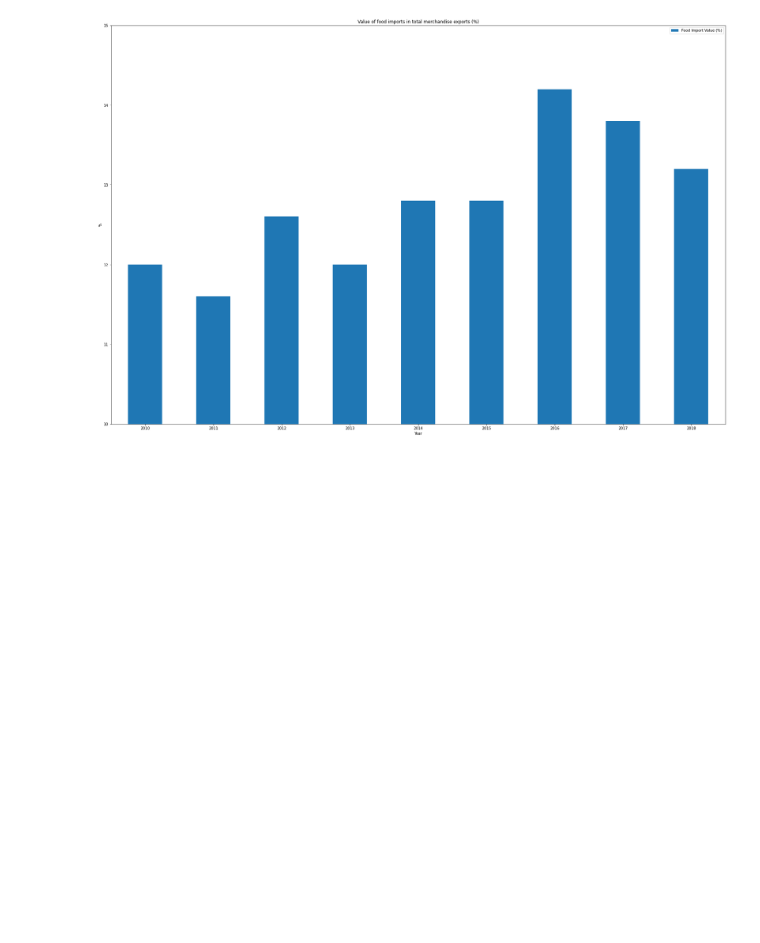
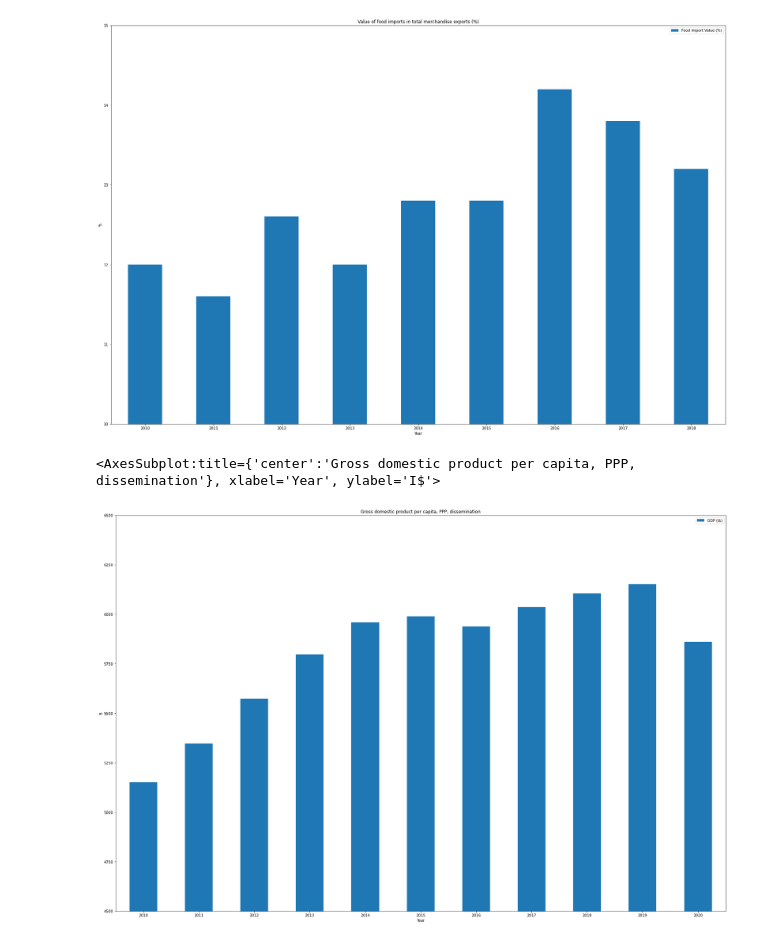
Before and after one commit to pekfrjufrirf12/project1_group3, a Jupyter notebook: Project Data/final_data.ipynb, the cells around one changed output. Saved outputs shown, nothing was run; the diff lists cells and outputs as text; code cells hidden in the pictures; blank space fills up the shorter version.

Commit message:
added bar chart for gdp mean data

```diff
--- a/Project Data/final_data.ipynb
+++ b/Project Data/final_data.ipynb
@@ -336,3 +336,9 @@ food_import_mean.plot(kind='bar', figsize=(30,20), rot=0, ylim=(10,15), ylabel='
 # %% [output]
 <AxesSubplot:title={'center':'Value of food imports in total merchandise exports (%)'}, xlabel='Year', ylabel='%'>
 [figure]
+# %%
+gdp_df_mean.plot(kind='bar', figsize=(30,20), rot=0, ylim=(4500, 6500), ylabel='I$',
+                     title='Gross domestic product per capita, PPP, dissemination')
+# %% [output]
+<AxesSubplot:title={'center':'Gross domestic product per capita, PPP, dissemination'}, xlabel='Year', ylabel='I$'>
+[figure, added]
```
